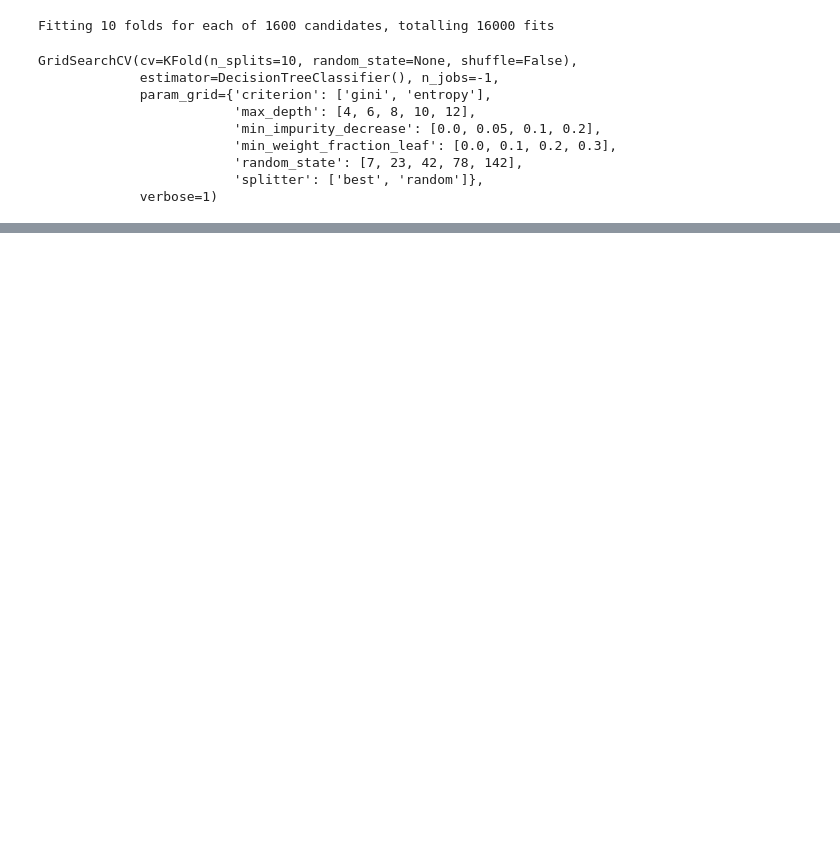
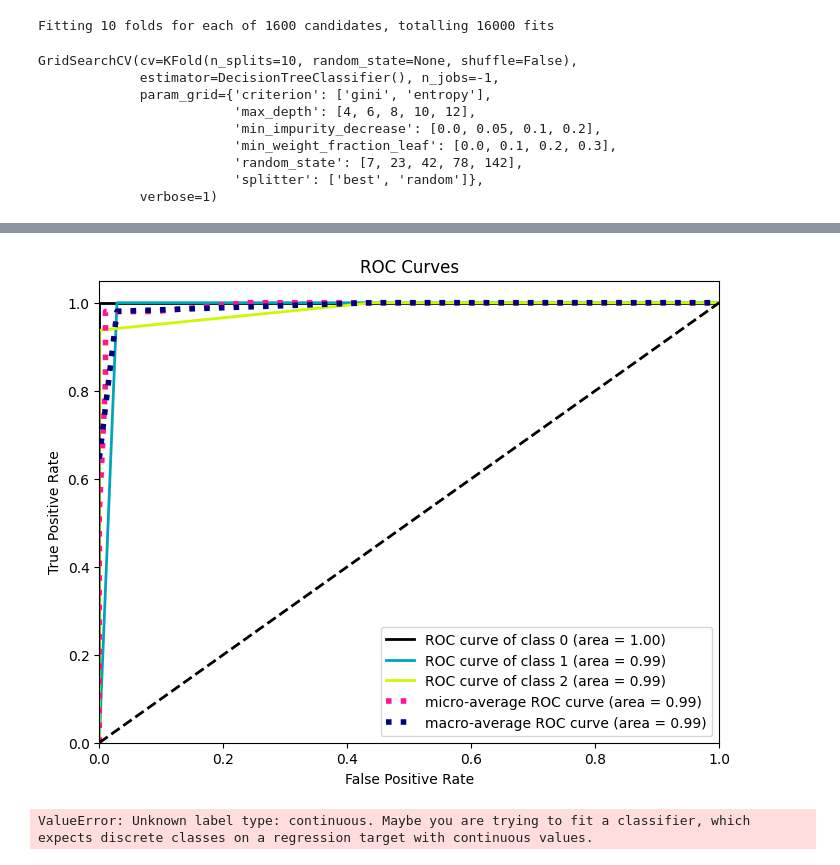
Before and after one commit to DvLeu/Samsung_InovationCampus, a Jupyter notebook: Ejercicios/Ejercicioclase/ejercicio01/ejercicio01.ipynb, the cells around one changed output, grey strips where cells are left out. Cells and saved outputs as stored; diff of their text form; code cells hidden in the pictures; blank space fills up the shorter version.

```diff
--- a/Ejercicios/Ejercicioclase/ejercicio01/ejercicio01.ipynb
+++ b/Ejercicios/Ejercicioclase/ejercicio01/ejercicio01.ipynb
@@ -234,0 +295,3 @@ GridSearchCV(cv=KFold(n_splits=10, random_state=None, shuffle=False),
+# %%
+pred_proba = model2.predict_proba(X_test)
+pred_proba
@@ -234,0 +316,10 @@ GridSearchCV(cv=KFold(n_splits=10, random_state=None, shuffle=False),
+# %%
+import scikitplot as skpl
+skpl.metrics.plot_roc(y_test, pred_proba, figsize=(8,6))
+plt.show()
+# %% [output]
+[figure, added]
+# %%
+model.fit(iris.iloc[:, :-1], iris.iloc[:, -1])
+# %% [output]
+ValueError: Unknown label type: continuous. Maybe you are trying to fit a classifier, which expects discrete classes on a regression target with continuous values.
```
Also changed, not shown: parts of 11 cells of this notebook, 2 other files.
